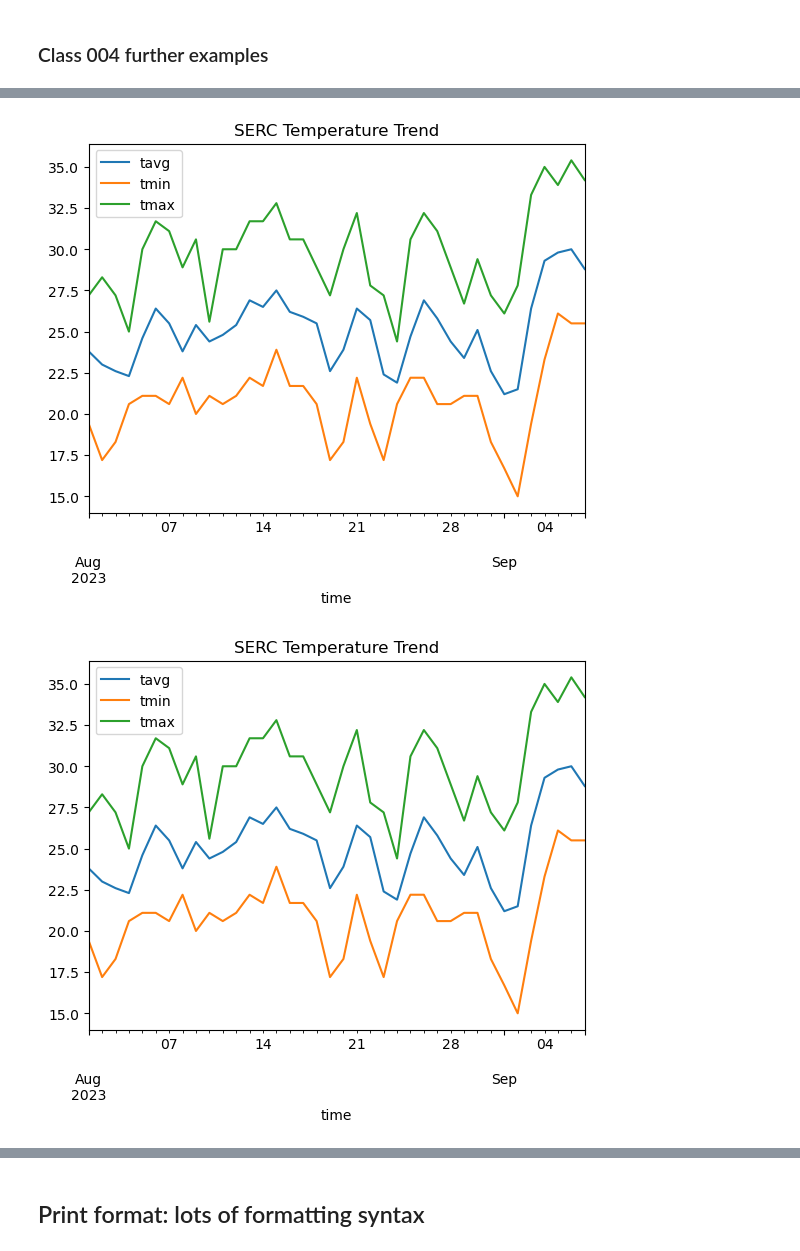
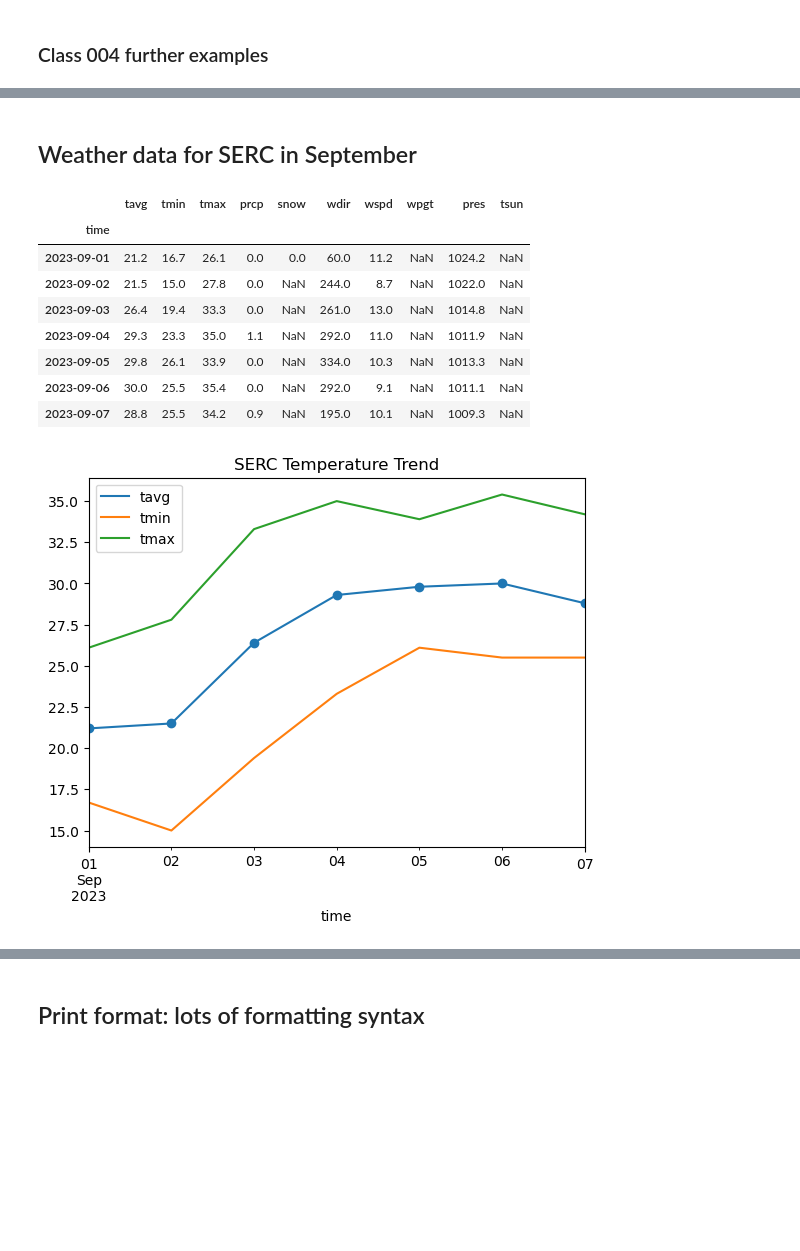
Before and after one commit to laserchemist/datascience, a Jupyter notebook: Fall 2023/Class_Examples/class004.ipynb, the cells around one changed output, grey strips where cells are left out. Drawn from its saved outputs; the diff is of its cells as text; code cells hidden in the pictures; blank space fills up the shorter version.

```diff
--- a/Fall 2023/Class_Examples/class004.ipynb
+++ b/Fall 2023/Class_Examples/class004.ipynb
@@ -115,2 +136,13 @@ Requirement already satisfied: six>=1.5 in /opt/conda/lib/python3.10/site-packag
+# %% [markdown]
+## Weather data for SERC in September
+# %%
+# Set time period
+start = datetime(2023, 9, 1)
+end = datetime(2023, 9, 7)
+# Create Point for Philadelphia? 39.981, -75.153
+location = Point(39.981, -75.153, 10)
+# Get daily data for 2022
+data = Daily(location, start, end)
+data23 = data.fetch()
 # %%
 # Set time period
@@ -121,13 +156,21 @@ location = Point(39.981, -75.153, 10)
+# %%
+data23
+# %% [output]
+|  | tavg | tmin | tmax | prcp | snow | wdir | wspd | wpgt | pres | tsun |
+| time |  |  |  |  |  |  |  |  |  |  |
+| 2023-09-01 | 21.2 | 16.7 | 26.1 | 0.0 | 0.0 | 60.0 | 11.2 | NaN | 1024.2 | NaN |
+| 2023-09-02 | 21.5 | 15.0 | 27.8 | 0.0 | NaN | 244.0 | 8.7 | NaN | 1022.0 | NaN |
+| 2023-09-03 | 26.4 | 19.4 | 33.3 | 0.0 | NaN | 261.0 | 13.0 | NaN | 1014.8 | NaN |
+| 2023-09-04 | 29.3 | 23.3 | 35.0 | 1.1 | NaN | 292.0 | 11.0 | NaN | 1011.9 | NaN |
+| 2023-09-05 | 29.8 | 26.1 | 33.9 | 0.0 | NaN | 334.0 | 10.3 | NaN | 1013.3 | NaN |
+| 2023-09-06 | 30.0 | 25.5 | 35.4 | 0.0 | NaN | 292.0 | 9.1 | NaN | 1011.1 | NaN |
+| 2023-09-07 | 28.8 | 25.5 | 34.2 | 0.9 | NaN | 195.0 | 10.1 | NaN | 1009.3 | NaN |
 # %%
-# Get daily data for 2023
-data = Daily(location, start, end)
-data23 = data.fetch()
-
 # Plot line chart including average, minimum and maximum temperature
 data23.plot(y=['tavg', 'tmin', 'tmax'])
+plt.scatter(x=data23.index,y=data23['tavg'])
 plt.title('SERC Temperature Trend')
 plt.savefig('SERC_temp.png')
 plt.show()
 # %% [output]
-[figure, old version]
+[figure, new version]
-[figure, removed]
```
Also changed, not shown: parts of 27 cells of this notebook.
